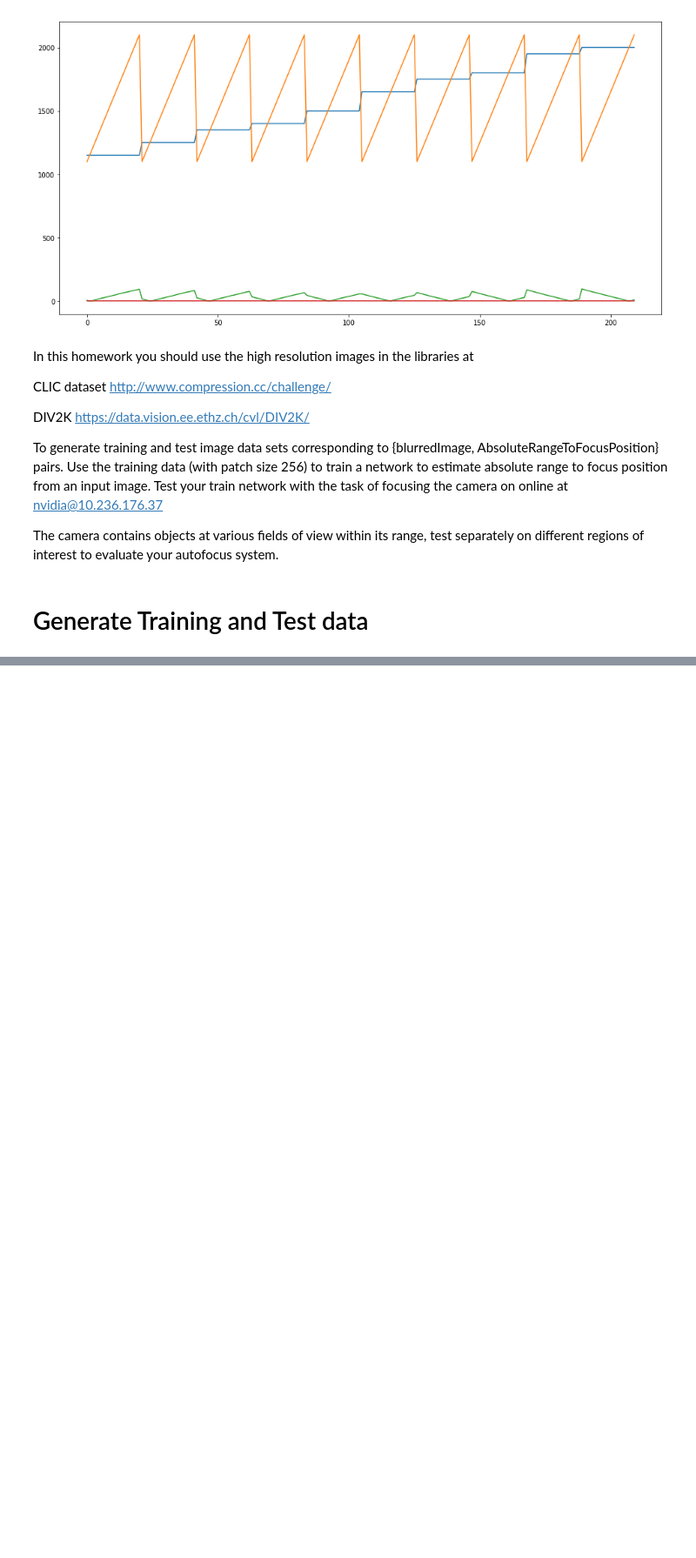
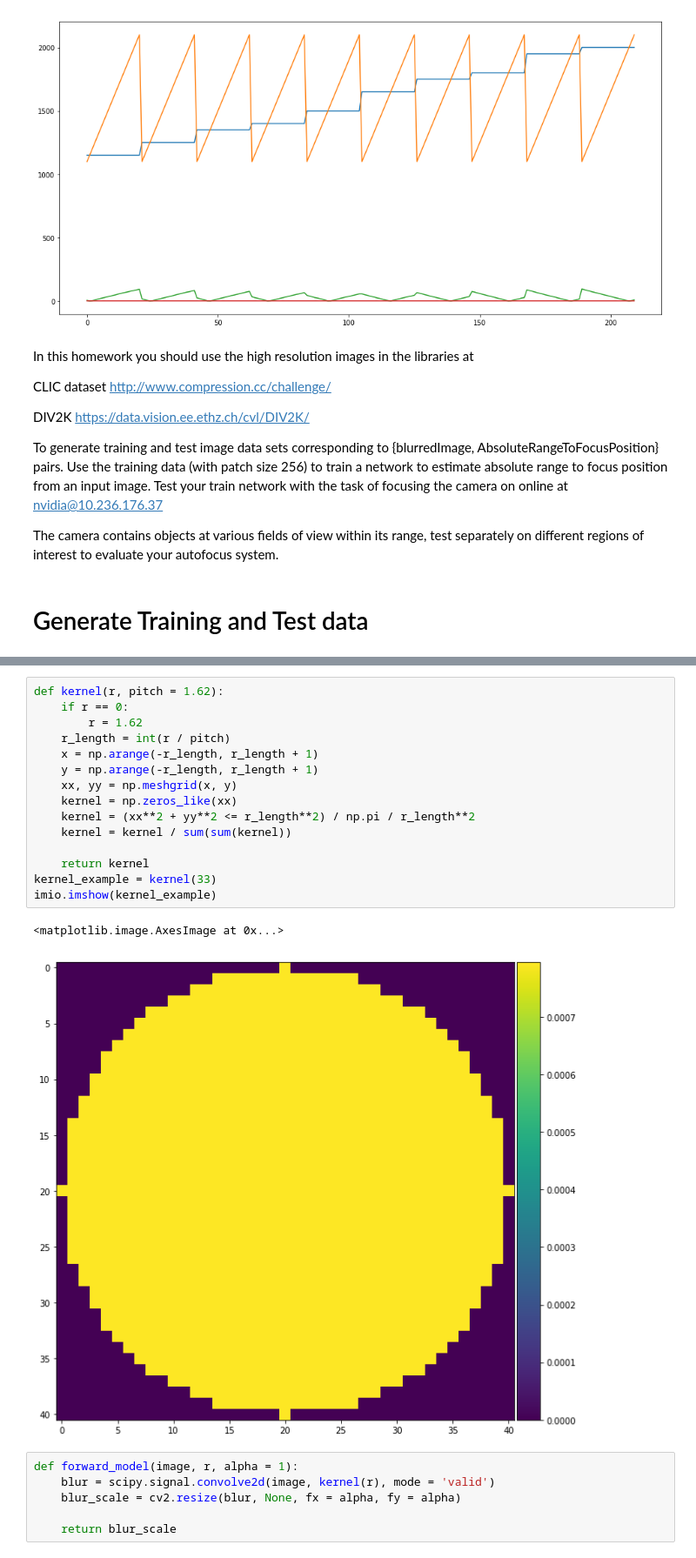
Before and after one commit to polortiz4/Smart-Cameras, a Jupyter notebook: HW4/Learning to Focus.ipynb, the cells around one changed output, grey strips where cells are left out. Shown: that part at 87% size. Saved outputs shown, nothing was run; the diff lists cells and outputs as text; blank space fills up the shorter version.

Commit message:
Preprocess images

```diff
--- a/HW4/Learning to Focus.ipynb
+++ b/HW4/Learning to Focus.ipynb
@@ -61,0 +68,24 @@ print(train_truth)
+# %%
+def kernel(r, pitch = 1.62):
+    if r == 0:
+        r = 1.62
+    r_length = int(r / pitch)
+    x = np.arange(-r_length, r_length + 1)
+    y = np.arange(-r_length, r_length + 1)
+    xx, yy = np.meshgrid(x, y)
+    kernel = np.zeros_like(xx)
+    kernel = (xx**2 + yy**2 <= r_length**2) / np.pi / r_length**2
+    kernel = kernel / sum(sum(kernel))
+
+    return kernel
+kernel_example = kernel(33)
+imio.imshow(kernel_example)
+# %% [output]
+<matplotlib.image.AxesImage at 0x...>
+[figure, added]
+# %%
+def forward_model(image, r, alpha = 1):
+    blur = scipy.signal.convolve2d(image, kernel(r), mode = 'valid')
+    blur_scale = cv2.resize(blur, None, fx = alpha, fy = alpha)
+
+    return blur_scale
```
Also changed, not shown: parts of 15 cells of this notebook.
